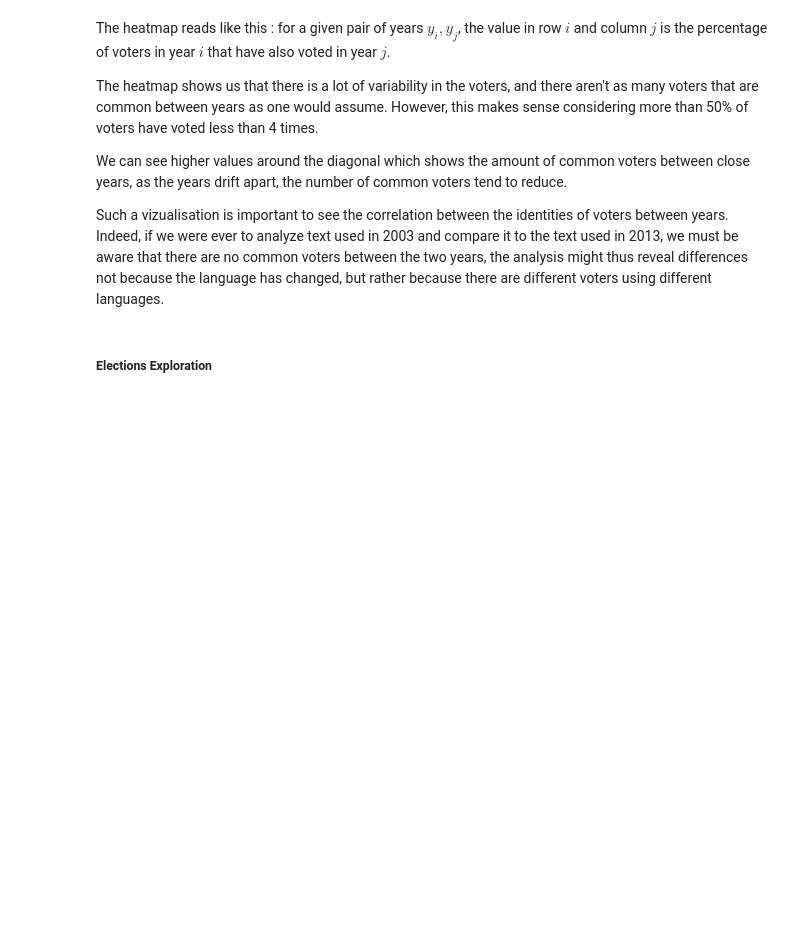
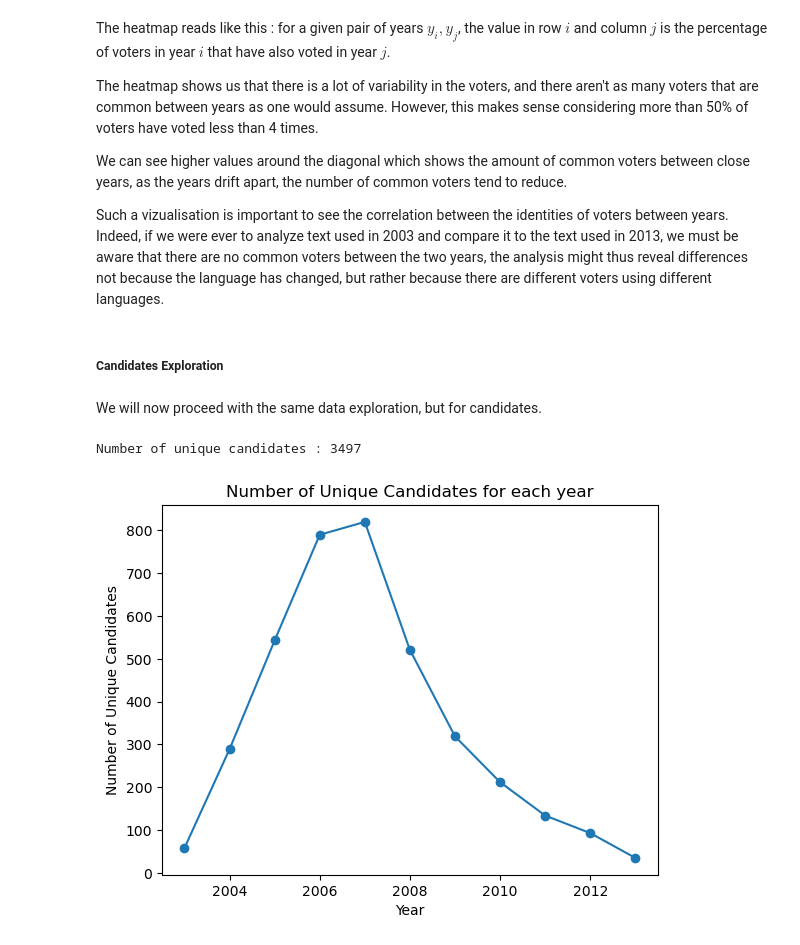
Before and after one commit to epfl-ada/ada-2023-project-datanauts23, a Jupyter notebook: data_processing.ipynb, the cells around one changed output. Drawn from its saved outputs; the diff is of its cells as text; code cells hidden in the pictures; blank space fills up the shorter version.

Commit message:
More data processing

```diff
--- a/data_processing.ipynb
+++ b/data_processing.ipynb
@@ -418,4 +422,21 @@ We can see higher values around the diagonal which shows the amount of common vo
 
 Such a vizualisation is important to see the correlation between the identities of voters between years. Indeed, if we were ever to analyze text used in 2003 and compare it to the text used in 2013, we must be aware that there are no common voters between the two years, the analysis might thus reveal differences not because the language has changed, but rather because there are different voters using different languages.
 # %% [markdown]
-##### Elections Exploration
+##### Candidates Exploration
+# %% [markdown]
+We will now proceed with the same data exploration, but for candidates.
+# %%
+print(f'Number of unique candidates : {len(wiki_df["TGT"].unique())}')
+# %% [output]
+Number of unique candidates : 3497
+# %%
+# Group by YEA and count the number of unique SRC
+unique_candidates_per_year = wiki_df.groupby(wiki_df['YEA'])['TGT'].nunique()
+
+plt.plot(unique_candidates_per_year.index, unique_candidates_per_year.values, marker='o')
+plt.xlabel('Year')
+plt.ylabel('Number of Unique Candidates')
+plt.title('Number of Unique Candidates for each year')
+plt.show()
+# %% [output]
+[figure, added]
```
Also changed, not shown: parts of 41 cells of this notebook, 1 other file.
